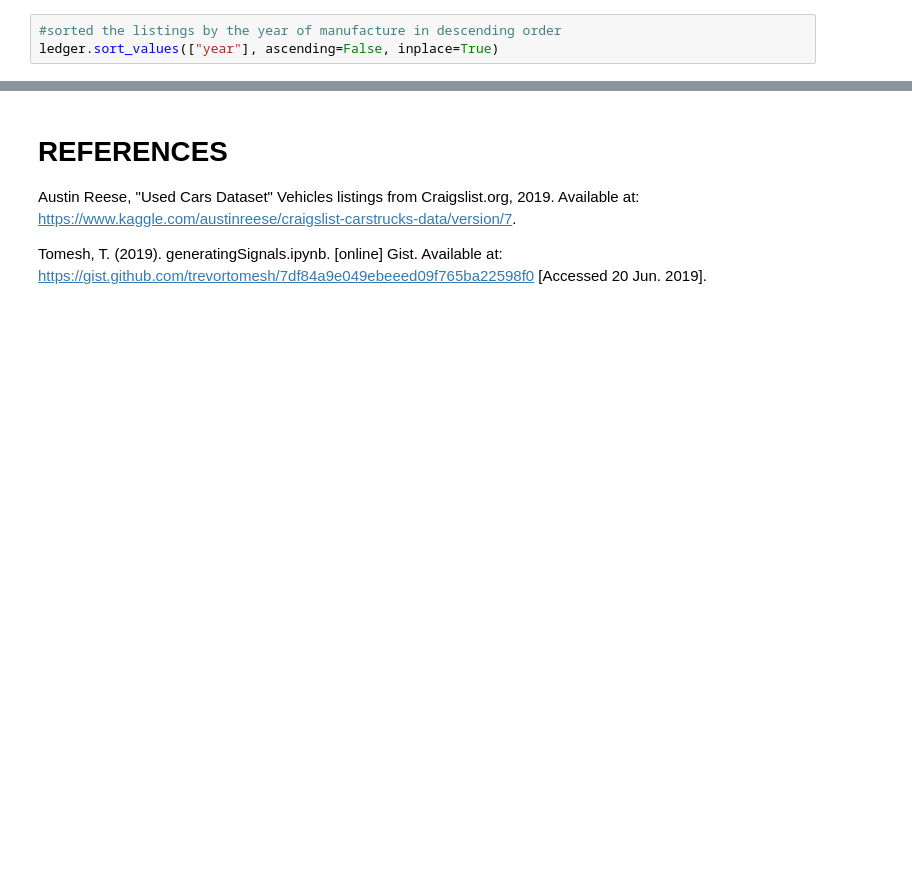
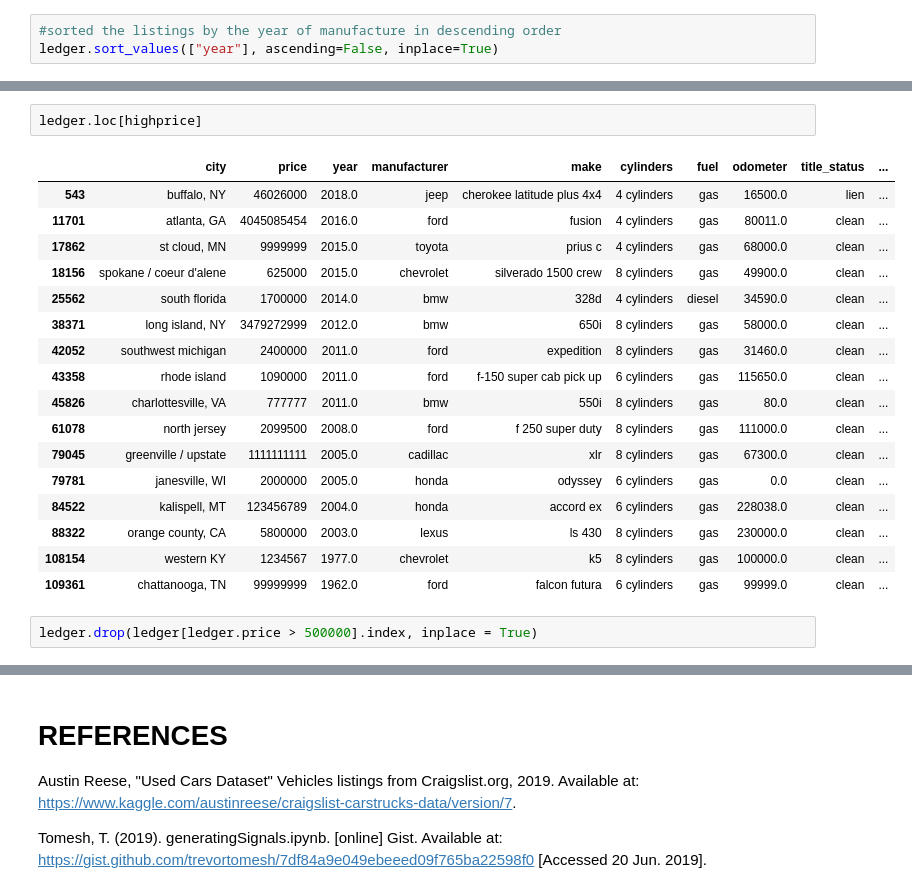
Before and after one commit to jashanmalhi/Data-Analysis, a Jupyter notebook: Used_Cars_Dataset.ipynb, the cells around one changed output, grey strips where cells are left out. Saved outputs shown, nothing was run; the diff lists cells and outputs as text; blank space fills up the shorter version.

```diff
--- a/Used_Cars_Dataset.ipynb
+++ b/Used_Cars_Dataset.ipynb
@@ -133,0 +232,22 @@ memory usage: 16.4+ MB
+# %%
+ledger.loc[highprice]
+# %% [output]
+|  | city | price | year | manufacturer | make | cylinders | fuel | odometer | title_status | ... |
+| 543 | buffalo, NY | 46026000 | 2018.0 | jeep | cherokee latitude plus 4x4 | 4 cylinders | gas | 16500.0 | lien | ... |
+| 11701 | atlanta, GA | 4045085454 | 2016.0 | ford | fusion | 4 cylinders | gas | 80011.0 | clean | ... |
+| 17862 | st cloud, MN | 9999999 | 2015.0 | toyota | prius c | 4 cylinders | gas | 68000.0 | clean | ... |
+| 18156 | spokane / coeur d'alene | 625000 | 2015.0 | chevrolet | silverado 1500 crew | 8 cylinders | gas | 49900.0 | clean | ... |
+| 25562 | south florida | 1700000 | 2014.0 | bmw | 328d | 4 cylinders | diesel | 34590.0 | clean | ... |
+| 38371 | long island, NY | 3479272999 | 2012.0 | bmw | 650i | 8 cylinders | gas | 58000.0 | clean | ... |
+| 42052 | southwest michigan | 2400000 | 2011.0 | ford | expedition | 8 cylinders | gas | 31460.0 | clean | ... |
+| 43358 | rhode island | 1090000 | 2011.0 | ford | f-150 super cab pick up | 6 cylinders | gas | 115650.0 | clean | ... |
+| 45826 | charlottesville, VA | 777777 | 2011.0 | bmw | 550i | 8 cylinders | gas | 80.0 | clean | ... |
+| 61078 | north jersey | 2099500 | 2008.0 | ford | f 250 super duty | 8 cylinders | gas | 111000.0 | clean | ... |
+| 79045 | greenville / upstate | 1111111111 | 2005.0 | cadillac | xlr | 8 cylinders | gas | 67300.0 | clean | ... |
+| 79781 | janesville, WI | 2000000 | 2005.0 | honda | odyssey | 6 cylinders | gas | 0.0 | clean | ... |
+| 84522 | kalispell, MT | 123456789 | 2004.0 | honda | accord ex | 6 cylinders | gas | 228038.0 | clean | ... |
+| 88322 | orange county, CA | 5800000 | 2003.0 | lexus | ls 430 | 8 cylinders | gas | 230000.0 | clean | ... |
+| 108154 | western KY | 1234567 | 1977.0 | chevrolet | k5 | 8 cylinders | gas | 100000.0 | clean | ... |
+| 109361 | chattanooga, TN | 99999999 | 1962.0 | ford | falcon futura | 6 cylinders | gas | 99999.0 | clean | ... |
+# %%
+ledger.drop(ledger[ledger.price > 500000].index, inplace = True)
```
Also changed, not shown: parts of 27 cells of this notebook.
